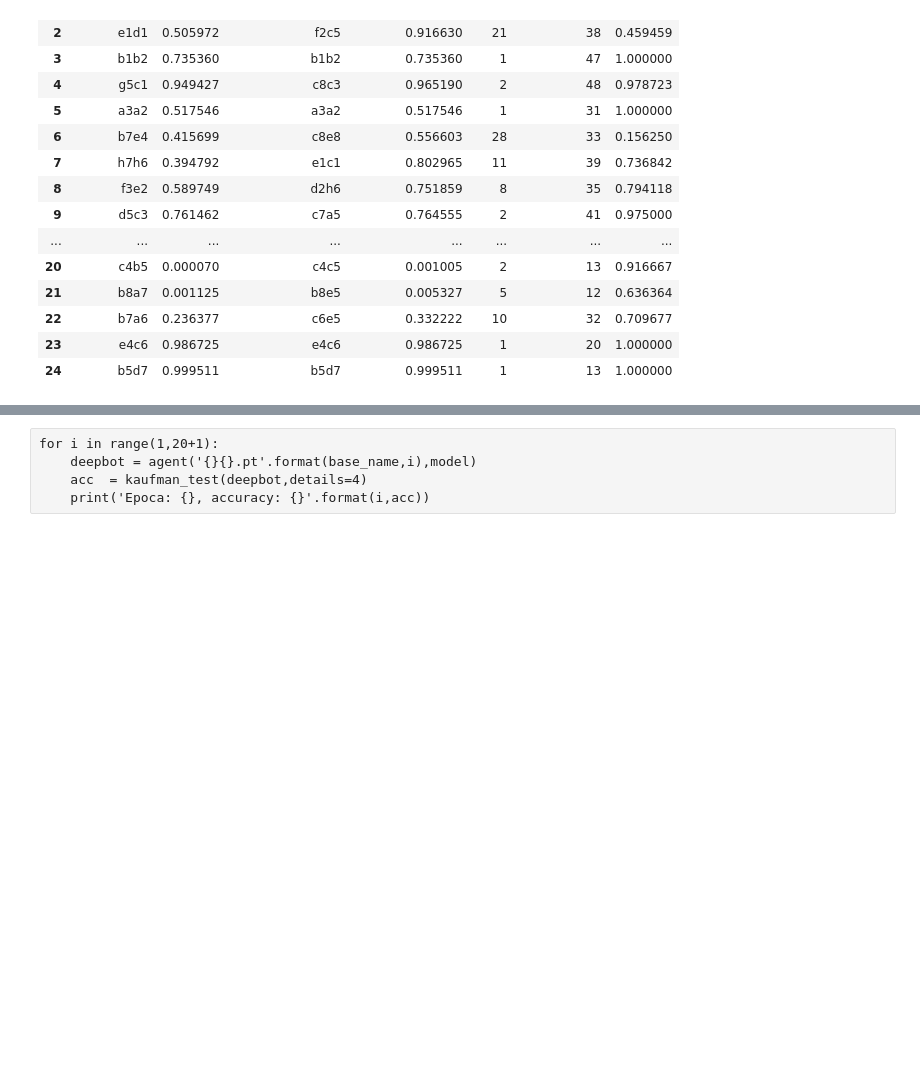
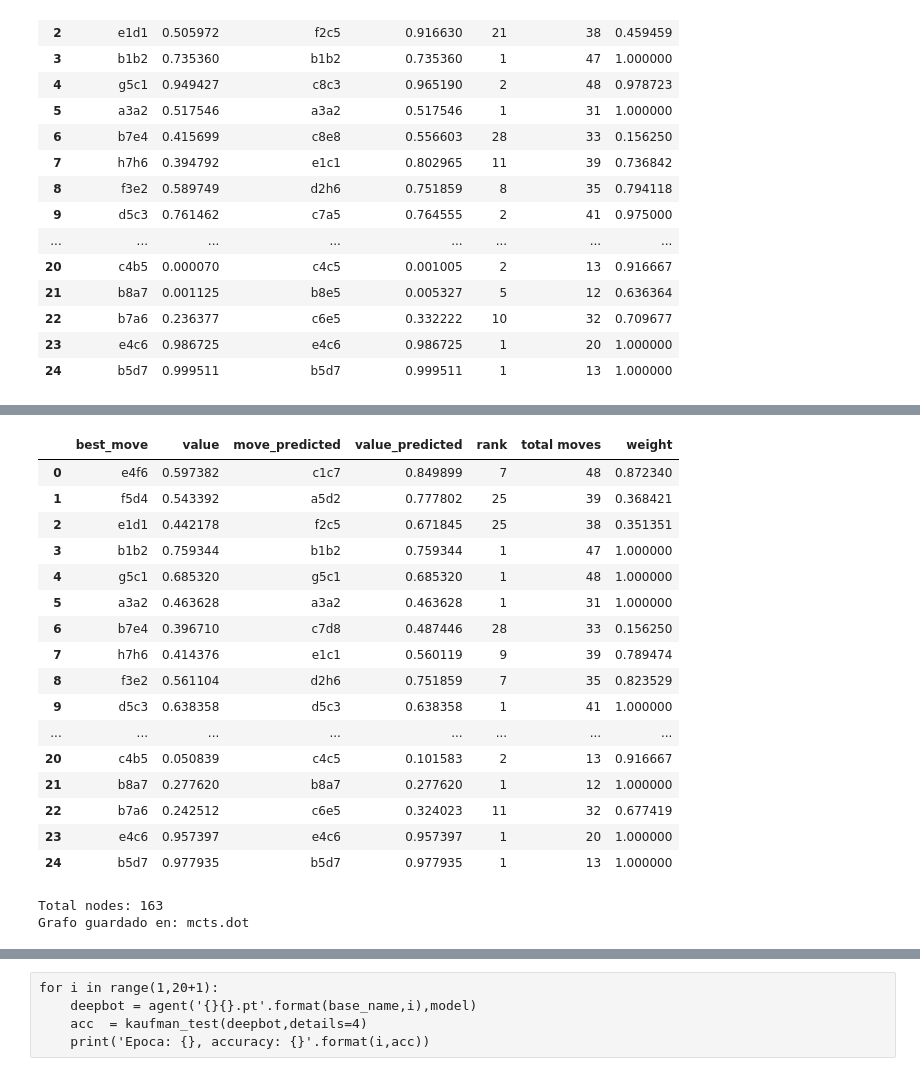
Before and after one commit to HectorJuarezL/chesslab-old, a Jupyter notebook: examples/AgentTestMcts.ipynb, the cells around one changed output, grey strips where cells are left out. Cells and saved outputs as stored; diff of their text form; code cells hidden in the pictures; blank space fills up the shorter version.

```diff
--- a/examples/AgentTestMcts.ipynb
+++ b/examples/AgentTestMcts.ipynb
@@ -370,7 +384,7 @@ MCTS - Elapsed time: 17.80s = 0.30m
 # %%
 deepMCTS.set_max_iter(10000)
-acc,boards,data = kaufman_test(deepMCTS,details=2)
-print('Accuracy: {:.0f}/25 = {}'.format(acc*25,acc))
+acc,acc_w,boards,data = kaufman_test(deepMCTS,details=2)
+print('Accuracy: {:.0f}/25 = {} | weighted = {:.2}'.format(acc*25,acc,acc_w))
 print('id & Mejor & Pos. & Total & Peso & V.F.E & Pred. & V.F.E. ')
 for i,(best_move,value,move_predicted,value_predicted,rank,tot,weight) in enumerate(data):
     print('{:02d} & {} & {} & {} & {:.4f} & {:.4f} & {} & {:.4f}  \\\\'.format(i+1,best_move,rank,tot,weight,value,move_predicted,value_predicted))
@@ -395,0 +410,23 @@ MCTS - Elapsed time: 160.94s = 2.68m
+|  | best_move | value | move_predicted | value_predicted | rank | total moves | weight |
+| 0 | e4f6 | 0.597382 | c1c7 | 0.849899 | 7 | 48 | 0.872340 |
+| 1 | f5d4 | 0.543392 | a5d2 | 0.777802 | 25 | 39 | 0.368421 |
+| 2 | e1d1 | 0.442178 | f2c5 | 0.671845 | 25 | 38 | 0.351351 |
+| 3 | b1b2 | 0.759344 | b1b2 | 0.759344 | 1 | 47 | 1.000000 |
+| 4 | g5c1 | 0.685320 | g5c1 | 0.685320 | 1 | 48 | 1.000000 |
+| 5 | a3a2 | 0.463628 | a3a2 | 0.463628 | 1 | 31 | 1.000000 |
+| 6 | b7e4 | 0.396710 | c7d8 | 0.487446 | 28 | 33 | 0.156250 |
+| 7 | h7h6 | 0.414376 | e1c1 | 0.560119 | 9 | 39 | 0.789474 |
+| 8 | f3e2 | 0.561104 | d2h6 | 0.751859 | 7 | 35 | 0.823529 |
+| 9 | d5c3 | 0.638358 | d5c3 | 0.638358 | 1 | 41 | 1.000000 |
+| ... | ... | ... | ... | ... | ... | ... | ... |
+| 20 | c4b5 | 0.050839 | c4c5 | 0.101583 | 2 | 13 | 0.916667 |
+| 21 | b8a7 | 0.277620 | b8a7 | 0.277620 | 1 | 12 | 1.000000 |
+| 22 | b7a6 | 0.242512 | c6e5 | 0.324023 | 11 | 32 | 0.677419 |
+| 23 | e4c6 | 0.957397 | e4c6 | 0.957397 | 1 | 20 | 1.000000 |
+| 24 | b5d7 | 0.977935 | b5d7 | 0.977935 | 1 | 13 | 1.000000 |
+# %%
+G = MCTS_graph(deepMCTS)
+G.save_graph("mcts.dot",depth=2)
+# %% [output]
+Total nodes: 163
+Grafo guardado en: mcts.dot
```
Also changed, not shown: parts of 18 cells of this notebook, 6 other files.
